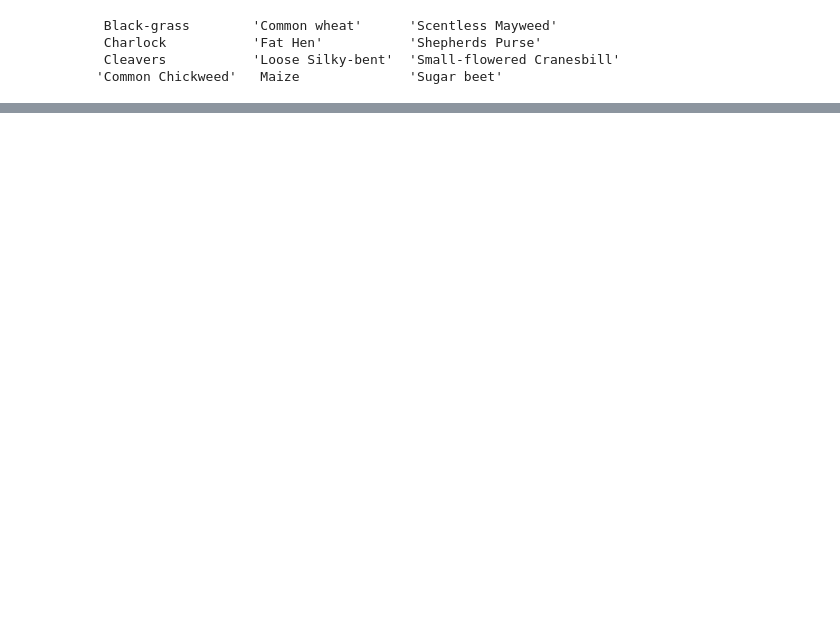
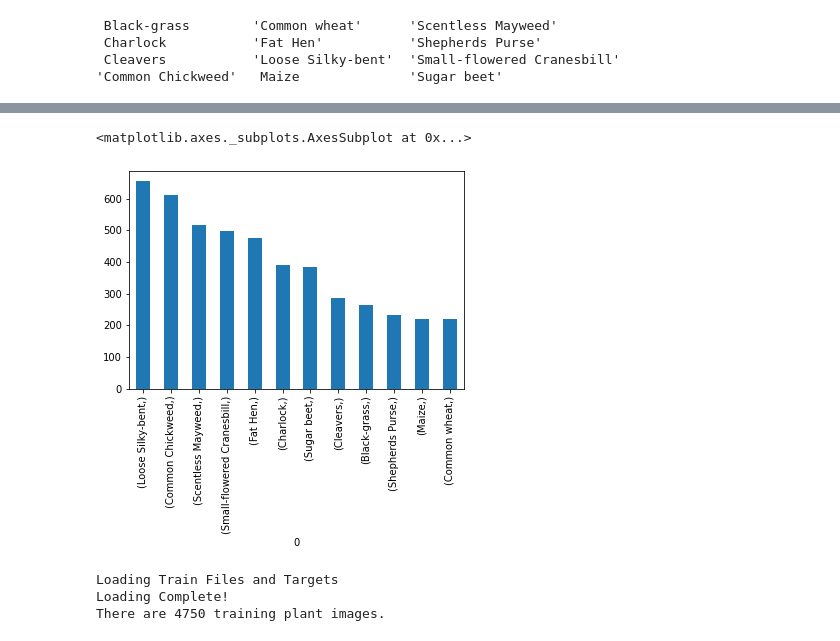
Before and after one commit to Hamza1122/Plants_Seed_Classification, a Jupyter notebook: Untitled19.ipynb, the cells around one changed output, grey strips where cells are left out. Cells and saved outputs as stored; diff of their text form; code cells hidden in the pictures; blank space fills up the shorter version.

```diff
--- a/Untitled19.ipynb
+++ b/Untitled19.ipynb
@@ -103,0 +117,24 @@ plt.show()
+# %%
+Obj = pd.DataFrame(classes)
+Obj.value_counts().plot(kind='bar')
+# %% [output]
+<matplotlib.axes._subplots.AxesSubplot at 0x...>
+[figure, added]
+# %%
+
+from keras.utils import np_utils
+from sklearn.datasets import load_files
+def load_dataset(path):
+    data=load_files(path)
+    plant_files=np.array(data['filenames'])
+    plant_targets=np_utils.to_categorical(np.array(data['target']),12)
+    return plant_files,plant_targets
+
+print('Loading Train Files and Targets')
+X, Y= load_dataset('/content/train')
+print('Loading Complete!')
+print('There are %d training plant images.' % len(X))
+# %% [output]
+Loading Train Files and Targets
+Loading Complete!
+There are 4750 training plant images.
```
Also changed, not shown: parts of 20 cells of this notebook.
